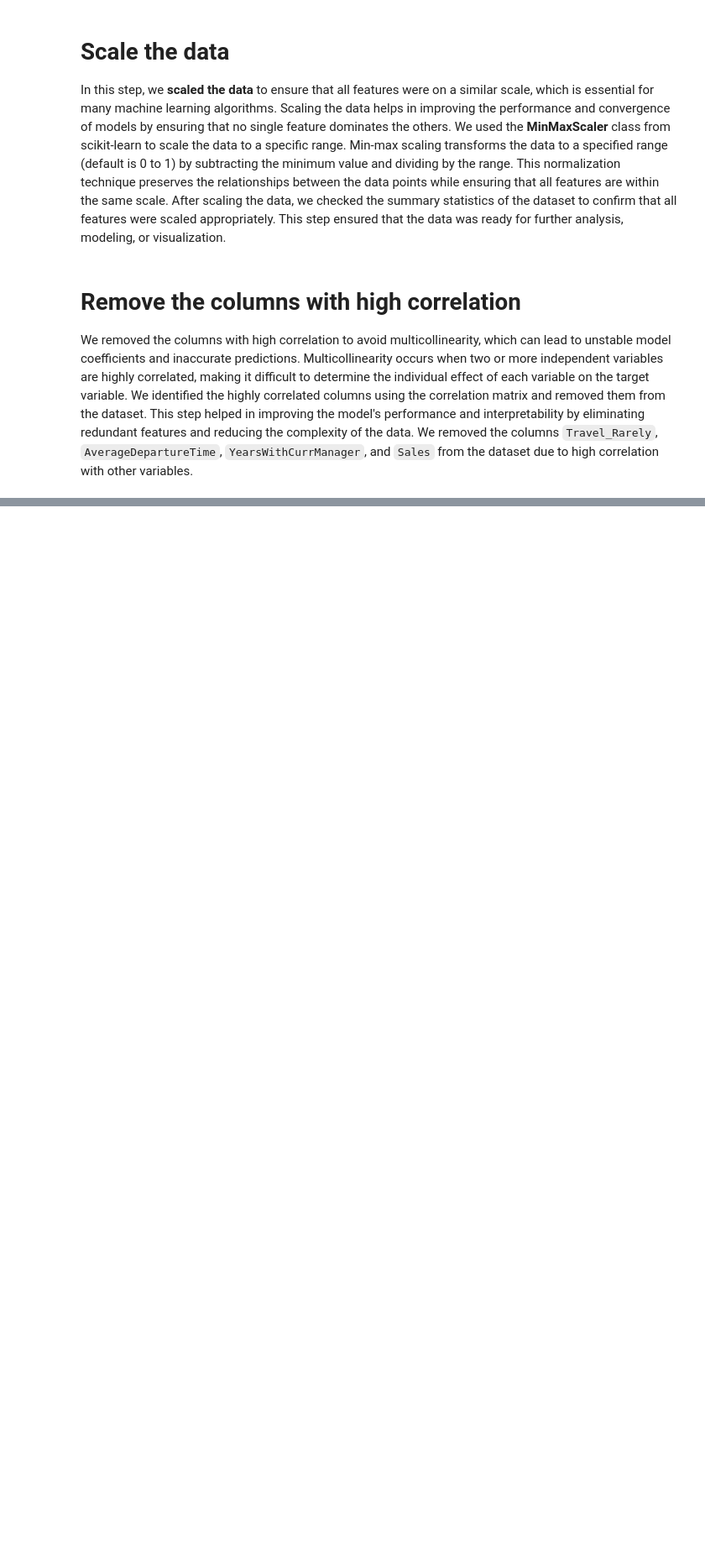
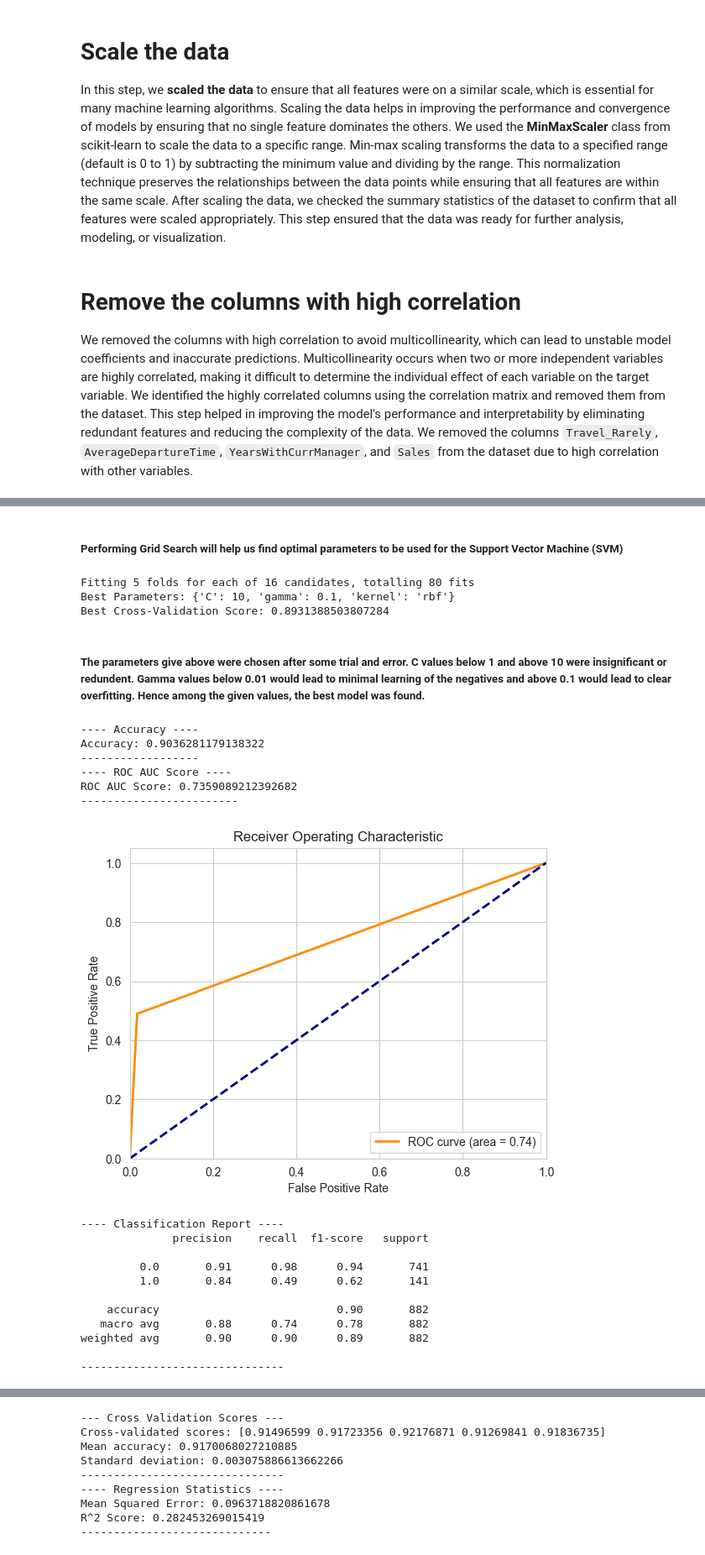
Before and after one commit to En0ri4n/AI-Project, a Jupyter notebook: Project_AI_Group_1.ipynb, the cells around one changed output, grey strips where cells are left out. Shown: that part at 84% size. Cells and saved outputs as stored; diff of their text form; code cells hidden in the pictures; blank space fills up the shorter version.

```diff
--- a/Project_AI_Group_1.ipynb
+++ b/Project_AI_Group_1.ipynb
@@ -263,0 +459,68 @@ full_employee_data.to_csv('full_employee_data_cleaned.csv', index=False)
+# %%
+import pandas as pd
+from sklearn.model_selection import train_test_split, GridSearchCV
+from sklearn.svm import SVC
+from models.statistics_helper import StatisticsHelper
+
+#Load the data
+full_employee_data: pd.DataFrame = pd.read_csv('full_employee_data_cleaned.csv')
+
+#Prepare the data
+target_column = 'Attrition'
+#Replace 'target_column' with the actual name of the target column
+X = full_employee_data.drop(target_column, axis=1)
+y = full_employee_data[target_column]
+
+#Split the data into training and testing sets
+X_train, X_test, y_train, y_test = train_test_split(X, y, test_size=0.2, shuffle=True, random_state=42)
+# %% [markdown]
+##### Performing Grid Search will help us find optimal parameters to be used for the Support Vector Machine (SVM)
+# %%
+param_grid = {
+    'C': [1, 10],
+    'kernel': ['linear', 'rbf', 'poly', 'sigmoid'],
+    'gamma': [0.01, 0.1]
+}
+
+svm = SVC(random_state=42)
+
+grid_search = GridSearchCV(estimator=svm, param_grid=param_grid, cv=5, verbose=1, scoring='accuracy')
+grid_search.fit(X_train, y_train)
+
+# Display the best parameters and score
+print("Best Parameters:", grid_search.best_params_)
+print("Best Cross-Validation Score:", grid_search.best_score_)
+# %% [output]
+Fitting 5 folds for each of 16 candidates, totalling 80 fits
+Best Parameters: {'C': 10, 'gamma': 0.1, 'kernel': 'rbf'}
+Best Cross-Validation Score: 0.8931388503807284
+# %% [markdown]
+##### The parameters give above were chosen after some trial and error. C values below 1 and above 10 were insignificant or redundent. Gamma values below 0.01 would lead to minimal learning of the negatives and above 0.1 would lead to clear overfitting. Hence among the given values, the best model was found.
+# %%
+svm_model = grid_search.best_estimator_
+svm_model.fit(X_train, y_train)
+
+# Make predictions
+y_pred = svm_model.predict(X_test)
+
+stats_helper = StatisticsHelper(X, y, svm_model, y_test, y_pred)
+stats_helper.show_all()
+# %% [output]
+---- Accuracy ----
+Accuracy: 0.9036281179138322
+------------------
+---- ROC AUC Score ----
+ROC AUC Score: 0.7359089212392682
+------------------------
+[figure, added]
+---- Classification Report ----
+              precision    recall  f1-score   support
+
+         0.0       0.91      0.98      0.94       741
+         1.0       0.84      0.49      0.62       141
+
+    accuracy                           0.90       882
+   macro avg       0.88      0.74      0.78       882
+weighted avg       0.90      0.90      0.89       882
+
+-------------------------------
@@ -263,0 +528,9 @@ full_employee_data.to_csv('full_employee_data_cleaned.csv', index=False)
+--- Cross Validation Scores ---
+Cross-validated scores: [0.91496599 0.91723356 0.92176871 0.91269841 0.91836735]
+Mean accuracy: 0.9170068027210885
+Standard deviation: 0.003075886613662266
+-------------------------------
+---- Regression Statistics ----
+Mean Squared Error: 0.0963718820861678
+R^2 Score: 0.282453269015419
+-----------------------------
```
Also changed, not shown: parts of 15 cells of this notebook.
